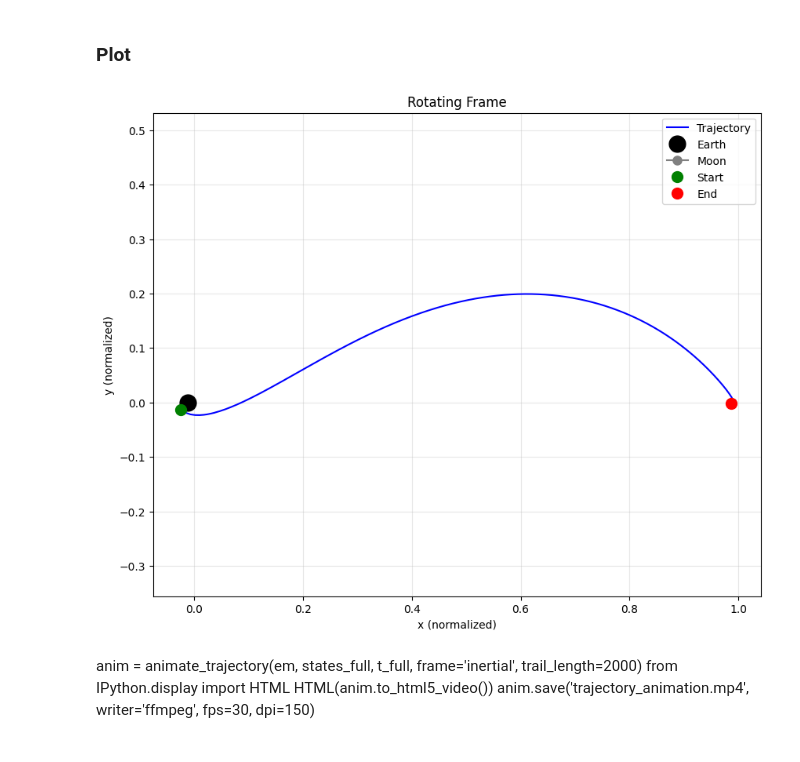
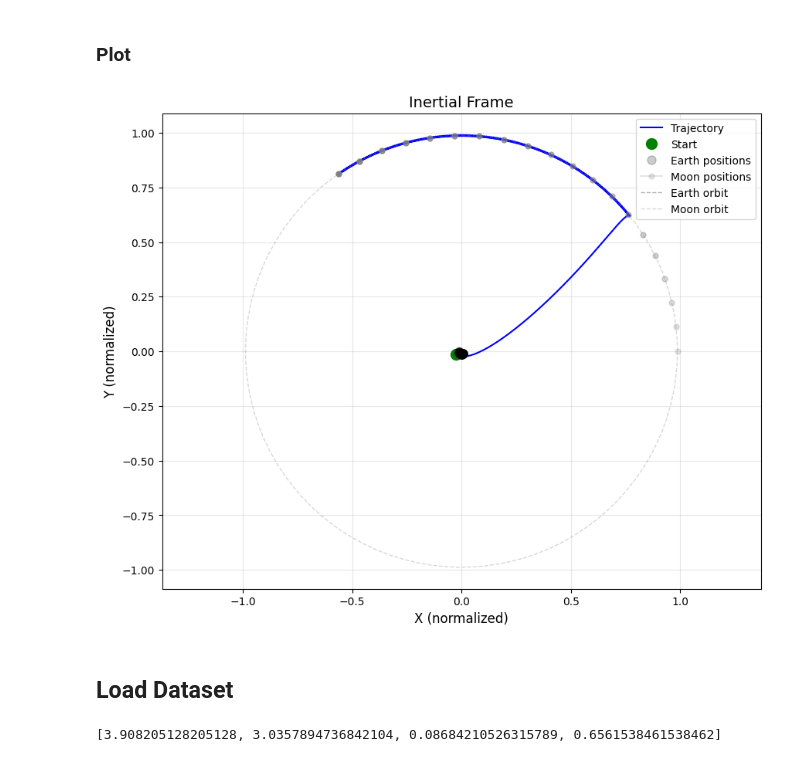
Before and after one commit to samcoulthurst/TrajectoryOptimizer, a Jupyter notebook: notebooks/results_viewer.ipynb, the cells around one changed output. Drawn from its saved outputs; the diff is of its cells as text; code cells hidden in the pictures.

Commit message:
New results added

```diff
--- a/notebooks/results_viewer.ipynb
+++ b/notebooks/results_viewer.ipynb
@@ -116,11 +119,18 @@ t_full = np.arange(0, tof+tof_llo, 1e-3) # Starts at 0, ends at tof+tof_llo, wit
 # %% [markdown]
 ### Plot
 # %%
-plot_trajectory(states_full, em.mu, t_full, frame="Rotating")
+plot_trajectory(states_full, em.mu, t_full, frame="Inertial")
 # %% [output]
-[figure, old version]
+[figure, new version]
-# %% [markdown]
-anim = animate_trajectory(em, states_full, t_full, frame='inertial', trail_length=2000)
-from IPython.display import HTML
-HTML(anim.to_html5_video())
-anim.save('trajectory_animation.mp4', writer='ffmpeg', fps=30, dpi=150)
+# %% [markdown]
+## Load Dataset
+# %%
+df = np.load("grid_search_results_df.npy", allow_pickle=True)
+df = pd.DataFrame(df, columns=["theta", "delta_v", "delta_v_angle", "tof", "objective_value", "distance_to_lmo"])
+df['distance_to_lmo'] = abs(df['distance_to_lmo'] * em.l_star)
+df.sort_values(by='distance_to_lmo', inplace=True)
+optimals = df.iloc[0][0:4].tolist()
+print(optimals)
+np.save("grid_search_results.npy", optimals)
+# %% [output]
+[3.908205128205128, 3.0357894736842104, 0.08684210526315789, 0.6561538461538462]
```
Also changed, not shown: parts of 9 cells of this notebook, 5 other files.
